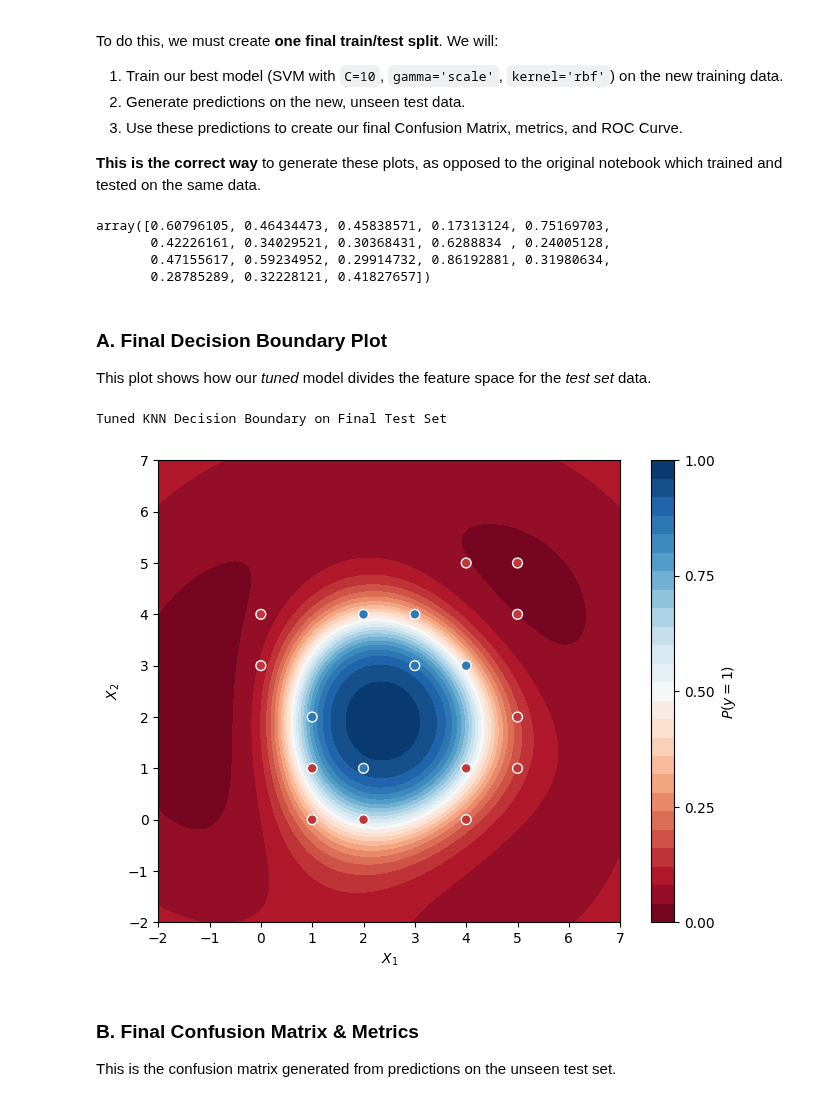
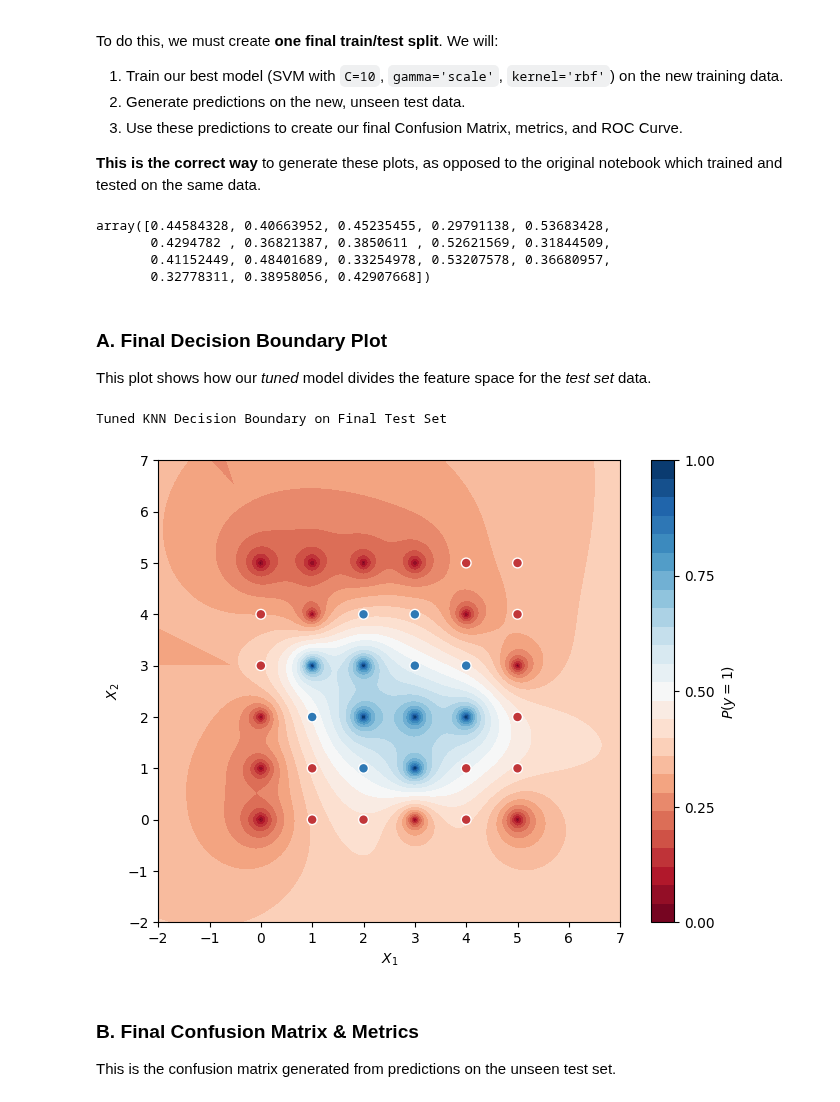
Before and after one commit to detiuaveiro/aas, a Jupyter notebook: notebooks/03-malware/notebook03.ipynb, the cells around one changed output. Saved outputs shown, nothing was run; the diff lists cells and outputs as text; code cells hidden in the pictures.

```diff
--- a/notebooks/03-malware/notebook03.ipynb
+++ b/notebooks/03-malware/notebook03.ipynb
@@ -198,14 +198,14 @@ We'll use the full dataset (`X`, `y`) for this step, as `GridSearchCV` handles i
 
 **Note:** This section fixes the **data leakage** from the original notebook.
 # %%
-print("Running GridSearchCV for SVM...")
+print("Running GridSearchCV for KNN...")
 
 # Define the parameter grid to search
 param_grid = {
     'n_neighbors': [3, 5, 7, 9, 11, 15, 21],
     'weights': ['uniform', 'distance'],
     'metric': ['euclidean', 'manhattan', 'minkowski'],
-    'p': [1, 2]  # p=1 is equivalent to manhattan, p=2 is equivalent to euclidean
+    'p': [1, 2, 3, 4, 5]  # p=1 is equivalent to manhattan, p=2 is equivalent to euclidean
 }
 
 # Initialize GridSearchCV
@@ -257,20 +257,20 @@ y_pred_proba_final = best_clf.predict_proba(X_test_final)[:, 1]
 # %%
 y_pred_proba_final
 # %% [output]
-array([0.60796105, 0.46434473, 0.45838571, 0.17313124, 0.75169703,
-       0.42226161, 0.34029521, 0.30368431, 0.6288834 , 0.24005128,
-       0.47155617, 0.59234952, 0.29914732, 0.86192881, 0.31980634,
-       0.28785289, 0.32228121, 0.41827657])
+array([0.44584328, 0.40663952, 0.45235455, 0.29791138, 0.53683428,
+       0.4294782 , 0.36821387, 0.3850611 , 0.52621569, 0.31844509,
+       0.41152449, 0.48401689, 0.33254978, 0.53207578, 0.36680957,
+       0.32778311, 0.38958056, 0.42907668])
 # %% [markdown]
 ### A. Final Decision Boundary Plot
 
 This plot shows how our *tuned* model divides the feature space for the *test set* data.
 # %%
 print("Tuned KNN Decision Boundary on Final Test Set")
-plot_decision_boundary(X_test_final, y_test_final, best_svm)
+plot_decision_boundary(X_test_final, y_test_final, best_clf)
 # %% [output]
 Tuned KNN Decision Boundary on Final Test Set
-[figure, old version]
+[figure, new version]
 # %% [markdown]
 ### B. Final Confusion Matrix & Metrics
 
```
Also changed, not shown: parts of 6 cells of this notebook, 8 other files.
